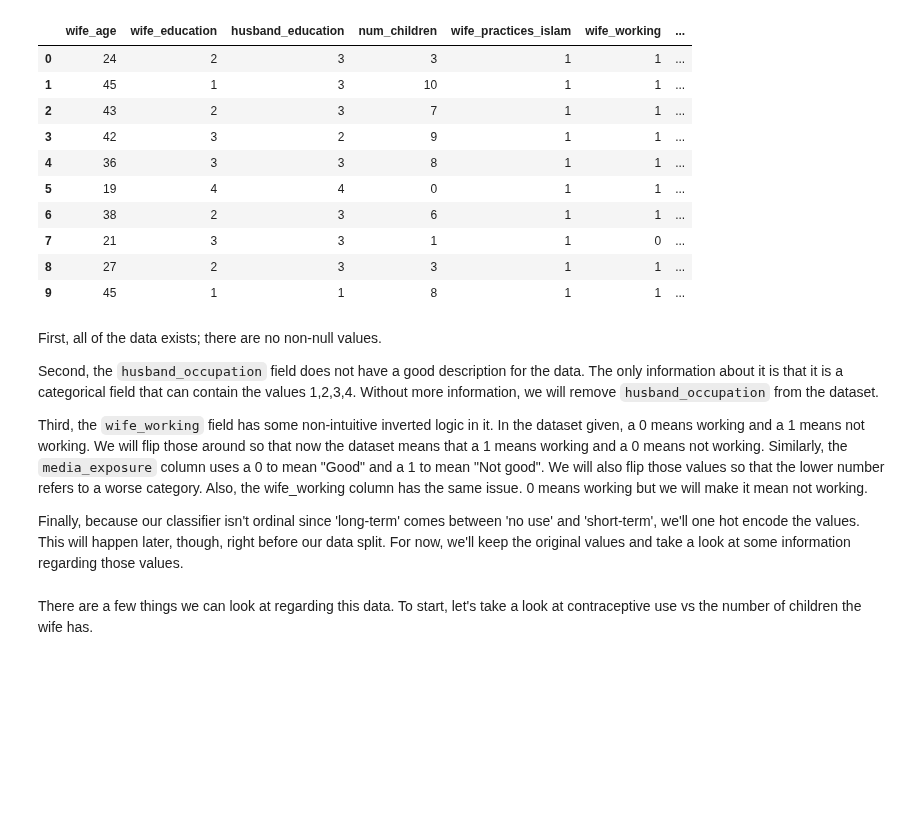
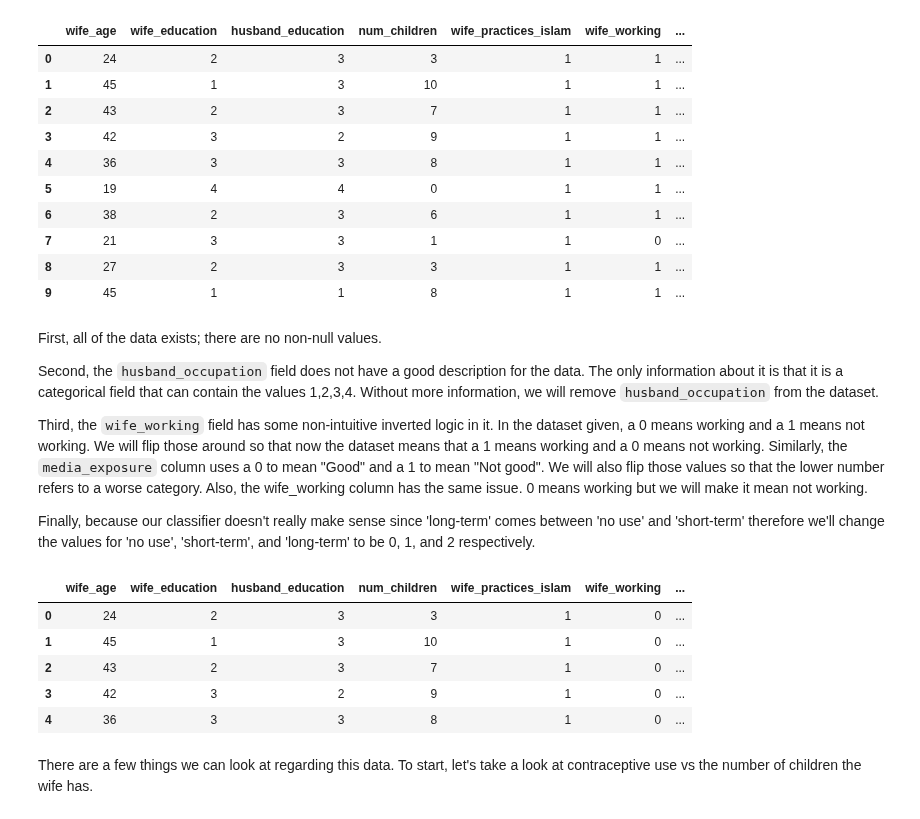
Before and after one commit to Thakugan/machine-learning-notebooks, a Jupyter notebook: 4-extending-logistric-regression/contraceptive-method-choice.ipynb, the cells around one changed output. Saved outputs shown, nothing was run; the diff lists cells and outputs as text; code cells hidden in the pictures; blank space fills up the shorter version.

```diff
--- a/4-extending-logistric-regression/contraceptive-method-choice.ipynb
+++ b/4-extending-logistric-regression/contraceptive-method-choice.ipynb
@@ -79,15 +79,27 @@ Second, the `husband_occupation` field does not have a good description for the
 
 Third, the `wife_working` field has some non-intuitive inverted logic in it. In the dataset given, a 0 means working and a 1 means not working. We will flip those around so that now the dataset means that a 1 means working and a 0 means not working. Similarly, the `media_exposure` column uses a 0 to mean "Good" and a 1 to mean "Not good". We will also flip those values so that the lower number refers to a worse category. Also, the wife_working column has the same issue. 0 means working but we will make it mean not working.
 
-Finally, because our classifier isn't ordinal since 'long-term' comes between 'no use' and 'short-term', we'll one hot encode the values. This will happen later, though, right before our data split. For now, we'll keep the original values and take a look at some information regarding those values.
+Finally, because our classifier doesn't really make sense since 'long-term' comes between 'no use' and 'short-term' therefore we'll change the values for 'no use', 'short-term', and 'long-term' to be 0, 1, and 2 respectively.
 # %%
 # remove husband_occupation
 if "husband_occupation" in data:
     del data["husband_occupation"]
 
 # flip 1s and 0s    1-1 = 0, 1-0 = 1
 data["wife_working"] = 1-data["wife_working"]
 data["media_exposure"] = 1-data["media_exposure"]
+
+# replacing contraceptive method
+data['contraceptive_method'].replace(to_replace=[1, 3, 2],
+                        value=[0, 1, 2], inplace = True)
+data.head()
+# %% [output]
+|  | wife_age | wife_education | husband_education | num_children | wife_practices_islam | wife_working | ... |
+| 0 | 24 | 2 | 3 | 3 | 1 | 0 | ... |
+| 1 | 45 | 1 | 3 | 10 | 1 | 0 | ... |
+| 2 | 43 | 2 | 3 | 7 | 1 | 0 | ... |
+| 3 | 42 | 3 | 2 | 9 | 1 | 0 | ... |
+| 4 | 36 | 3 | 3 | 8 | 1 | 0 | ... |
 # %% [markdown]
 There are a few things we can look at regarding this data. To start, let's take a look at contraceptive use vs the number of children the wife has.
 # %%
```
Also changed, not shown: parts of 10 cells of this notebook.
